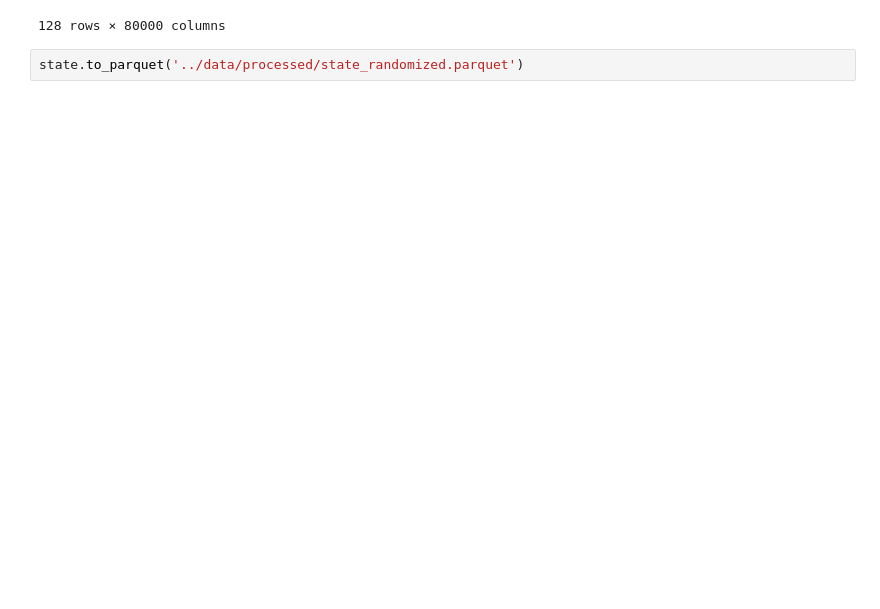
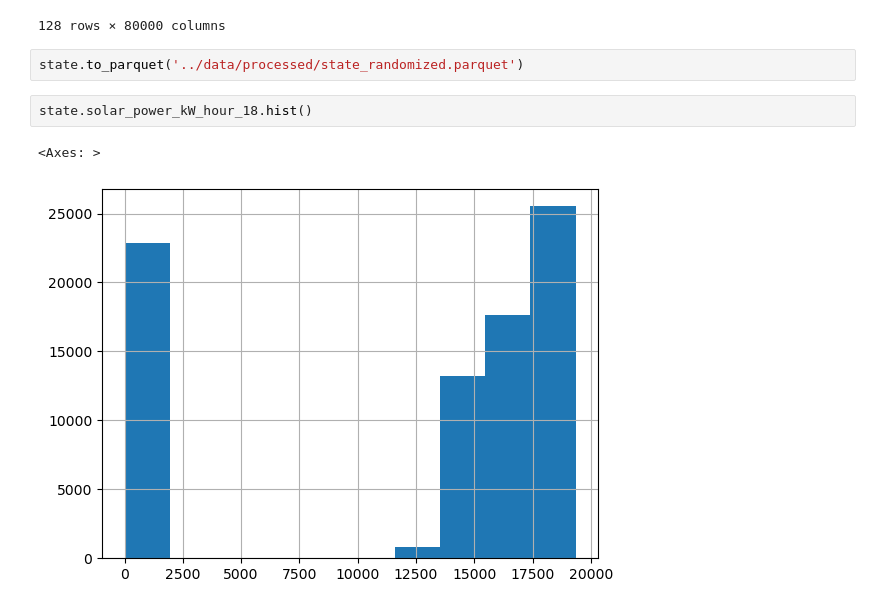
Before and after one commit to karishmathakrar/GreenGridPR, a Jupyter notebook: notebooks/data_preprocessing.ipynb, the cells around one changed output. Cells and saved outputs as stored; diff of their text form; blank space fills up the shorter version.

```diff
--- a/notebooks/data_preprocessing.ipynb
+++ b/notebooks/data_preprocessing.ipynb
@@ -490,3 +490,8 @@ state.T
 128 rows × 80000 columns
 # %%
 state.to_parquet('../data/processed/state_randomized.parquet')
+# %%
+state.solar_power_kW_hour_18.hist()
+# %% [output]
+<Axes: >
+[figure, added]
```
